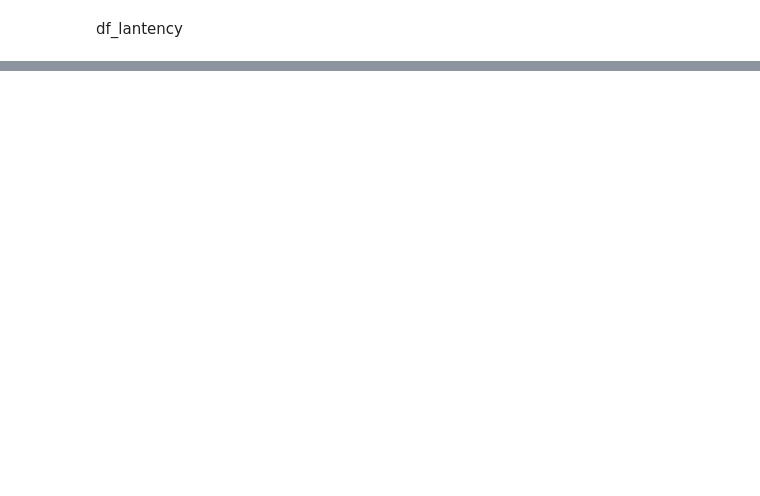
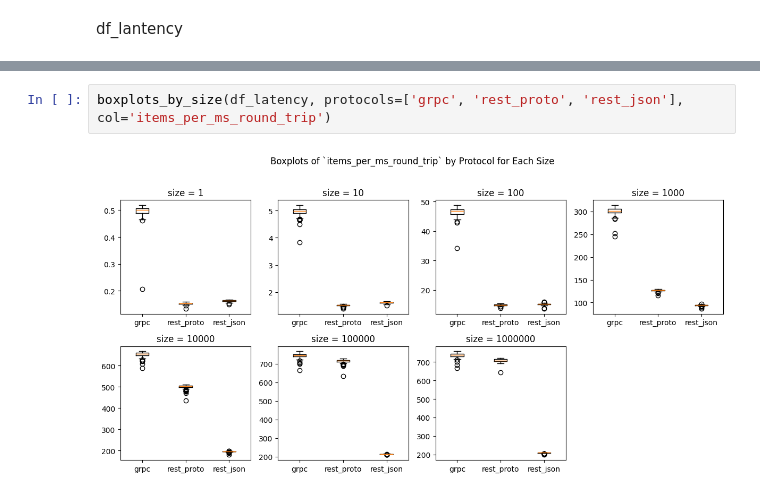
Before and after one commit to haochencoding/benchmark_grpc_proto_rest_json, a Jupyter notebook: data_analysis.ipynb, the cells around one changed output, grey strips where cells are left out. Saved outputs shown, nothing was run; the diff lists cells and outputs as text; blank space fills up the shorter version.

```diff
--- a/data_analysis.ipynb
+++ b/data_analysis.ipynb
@@ -118,0 +289,4 @@ df_lantency
+# %%
+boxplots_by_size(df_latency, protocols=['grpc', 'rest_proto', 'rest_json'], col='items_per_ms_round_trip')
+# %% [output]
+[figure, added]
```
Also changed, not shown: parts of 11 cells of this notebook.
